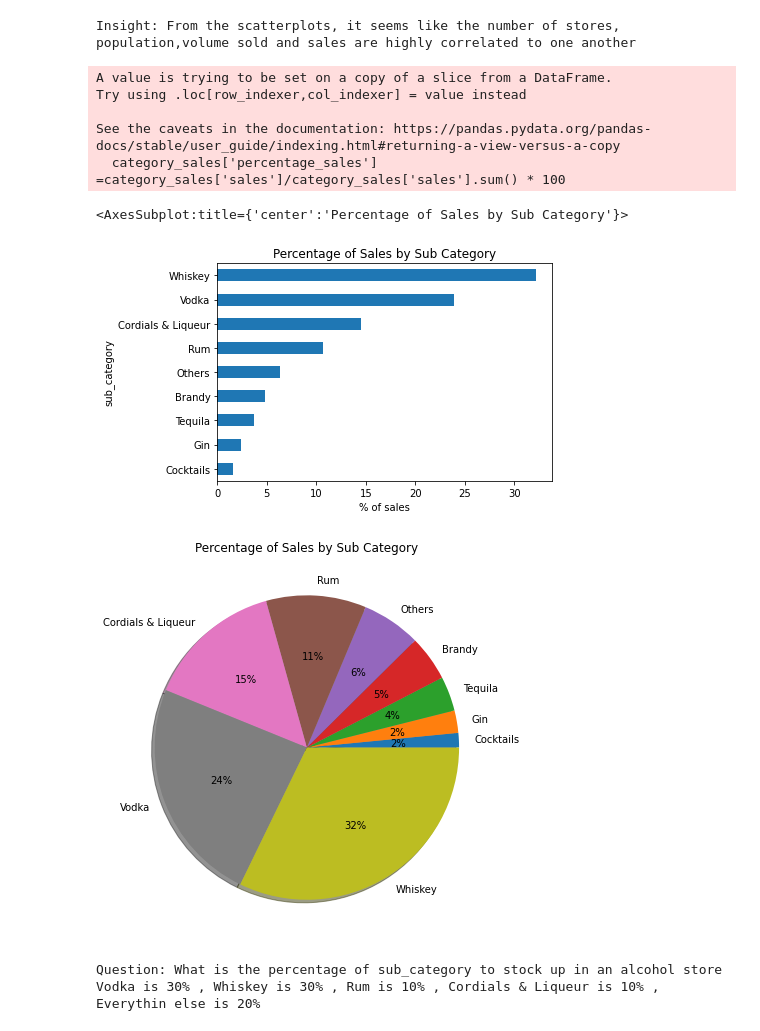
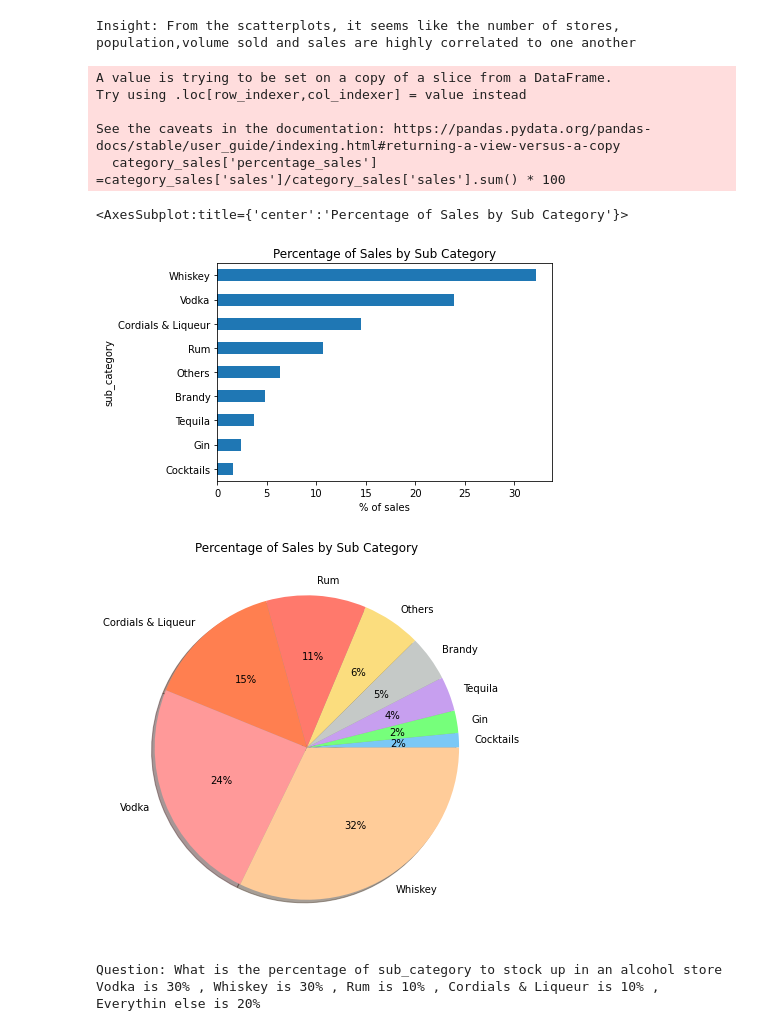
Before and after one commit to dyrk01/Kaggle_Projects, a Jupyter notebook: Iowa Alcohol Sales/code/analysis.ipynb, the cells around one changed output. Saved outputs shown, nothing was run; the diff lists cells and outputs as text; code cells hidden in the pictures.

```diff
--- a/Iowa Alcohol Sales/code/analysis.ipynb
+++ b/Iowa Alcohol Sales/code/analysis.ipynb
@@ -27,15 +61,2 @@ df2.head()
 # %%
 # Descriptive analysis
-# %%
-#Sales by day
-
-#Change datatype of date from object to datetime64
-df2['date']=df2['date'].astype('datetime64')
-
-#Get day of the week
-df2['day']=df2['date'].dt.dayofweek
-
-#Plot the line graph in pandas
-#0 is Monday #6 is Sunday
-sales_day=df2.groupby(by='day').aggregate({'sales':'sum'})
-sales_day.plot(kind='line',title='Sales by Day of Week')
@@ -245,29 +241,32 @@ Insight: From the scatterplots, it seems like the number of stores, population,v
 # %%
 #Create a subset dataframe from the original dataframe
 category_sales=df2[['sales','sub_category']]
 
 #Create a new column for percentage of sales
 category_sales['percentage_sales'] =category_sales['sales']/category_sales['sales'].sum() * 100
 
 #Group the sub_category and sum of sales
 category_sales2=category_sales.groupby(by='sub_category').aggregate({'sales':'sum','percentage_sales':'sum'}).sort_values(by='sales',ascending=True)
 
 #Plot the bar charts for percentage of sales by sub category
 #Pandas
 plot=category_sales2.plot(y='percentage_sales',kind='barh',title='Percentage of Sales by Sub Category',legend='')
 plot.set(xlabel='% of sales')
 
+#Customize the colors of pie chart
+colors=['#7BC8F6','#76FF7B','#C79FEF','#C5C9C7','#FBDD7E','#FF796C','#FF7F50','#FF9999','#FFCC99']
+
 #Plot the pie chart
-category_sales2.plot(y='percentage_sales',kind='pie',title='Percentage of Sales by Sub Category',legend='',ylabel='',autopct='%1.0f%%',shadow=True,figsize=[7,7])
+category_sales2.plot(y='percentage_sales',kind='pie',title='Percentage of Sales by Sub Category',legend='',ylabel='',colors=colors,autopct='%1.0f%%',shadow=True,figsize=[7,7])
 # %% [output]
 A value is trying to be set on a copy of a slice from a DataFrame.
 Try using .loc[row_indexer,col_indexer] = value instead
 
 See the caveats in the documentation: https://pandas.pydata.org/pandas-docs/stable/user_guide/indexing.html#returning-a-view-versus-a-copy
   category_sales['percentage_sales'] =category_sales['sales']/category_sales['sales'].sum() * 100
 <AxesSubplot:title={'center':'Percentage of Sales by Sub Category'}>
 [figure]
-[figure, old version]
+[figure, new version]
 # %%
 print('Question: What is the percentage of sub_category to stock up in an alcohol store')
 print('Vodka is 30% , Whiskey is 30% , Rum is 10% , Cordials & Liqueur is 10% , Everythin else is 20%')
```
Also changed, not shown: parts of 28 cells of this notebook.
